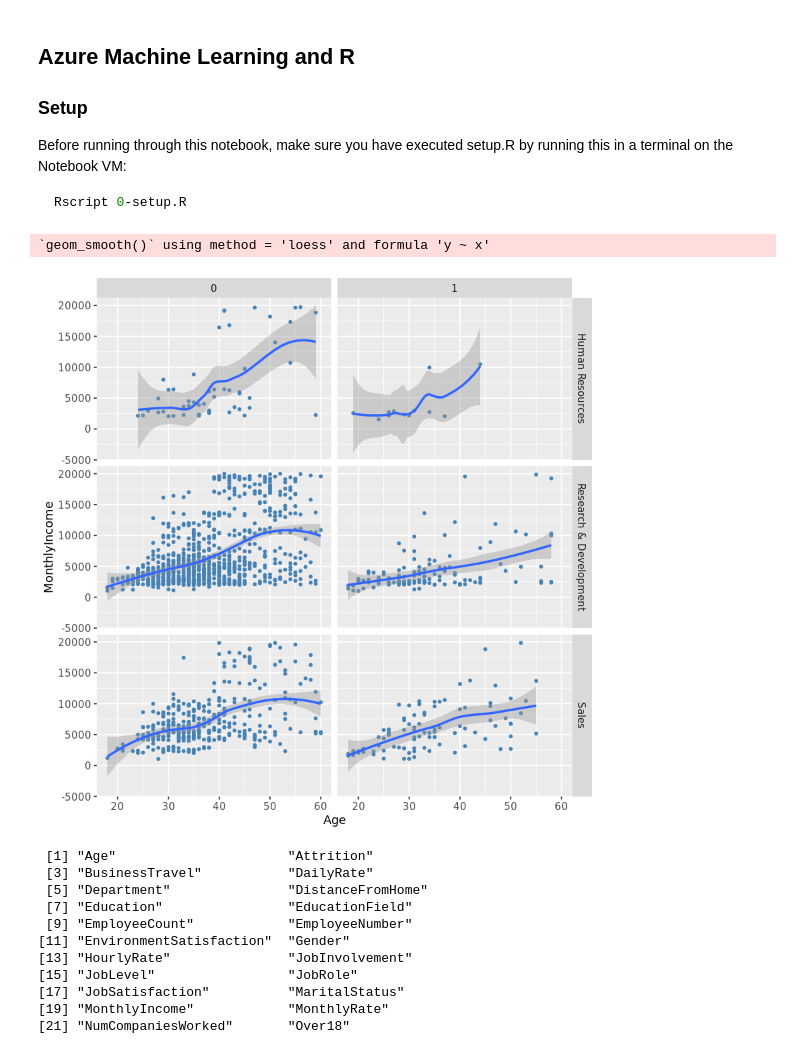
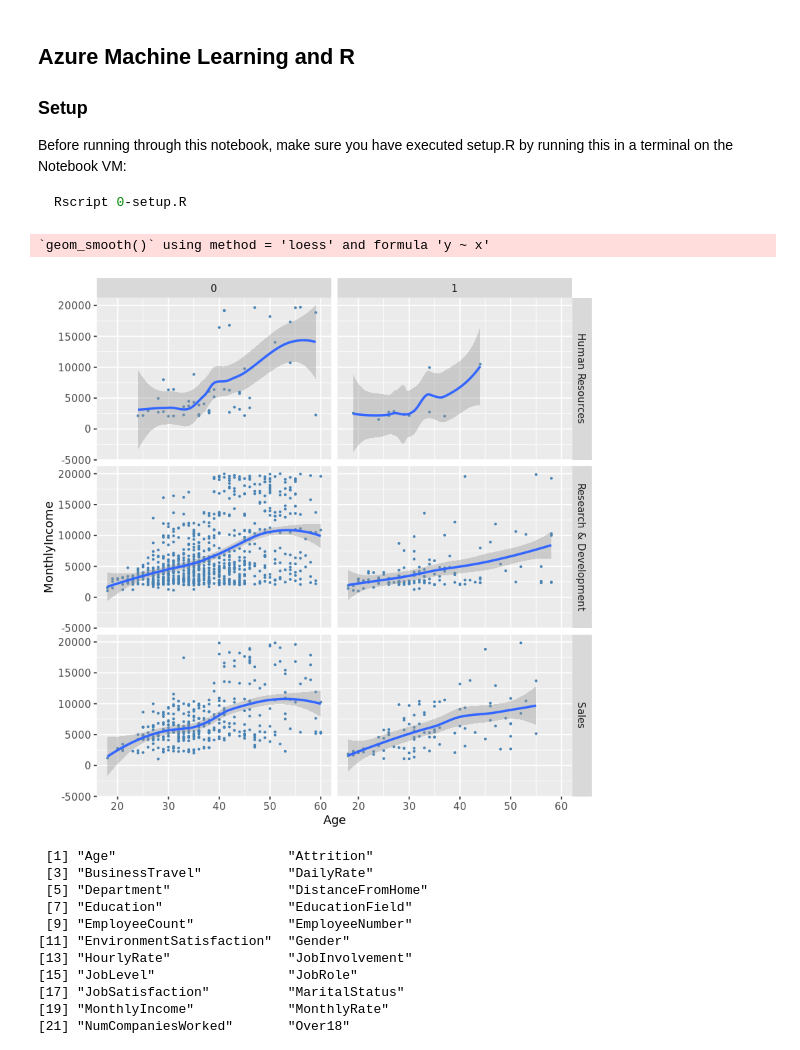
Before and after one commit to danielsc/azureml-workshop-2019, a Jupyter notebook: 3-r/1-ExploreR.ipynb, the cells around one changed output. Drawn from its saved outputs; the diff is of its cells as text; code cells hidden in the pictures.

```diff
--- a/3-r/1-ExploreR.ipynb
+++ b/3-r/1-ExploreR.ipynb
@@ -24,13 +24,13 @@ df = fread(file=csv_file)
 mc$stop()
 # %%
 gg <- ggplot(df, aes(x=Age, y=MonthlyIncome))
-gg = gg + geom_point(size=1, color='steelblue')
+gg = gg + geom_point(size=0.5, color='steelblue')
 gg = gg + geom_smooth(aes())
 gg = gg + facet_grid(Department ~ Attrition)
 gg
 # %% [output]
 `geom_smooth()` using method = 'loess' and formula 'y ~ x'
-[figure, old version]
+[figure, new version]
 # %%
 names(df)
 # %% [output]
```
Also changed, not shown: 6 other files.
